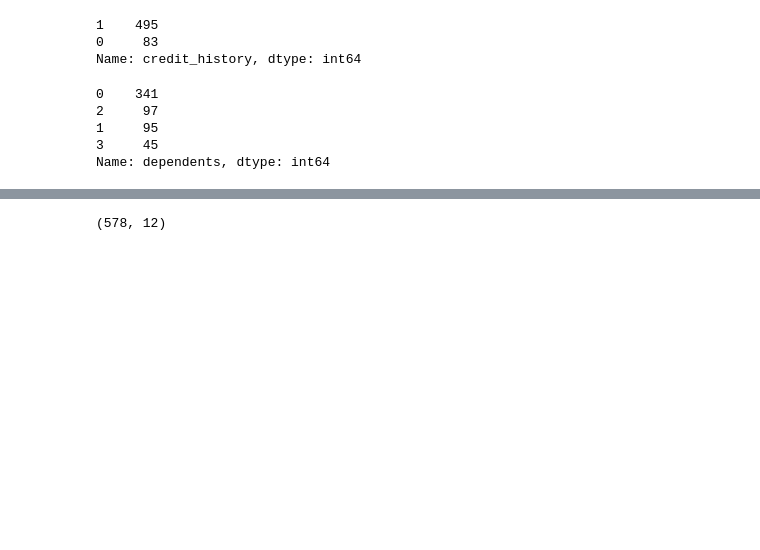
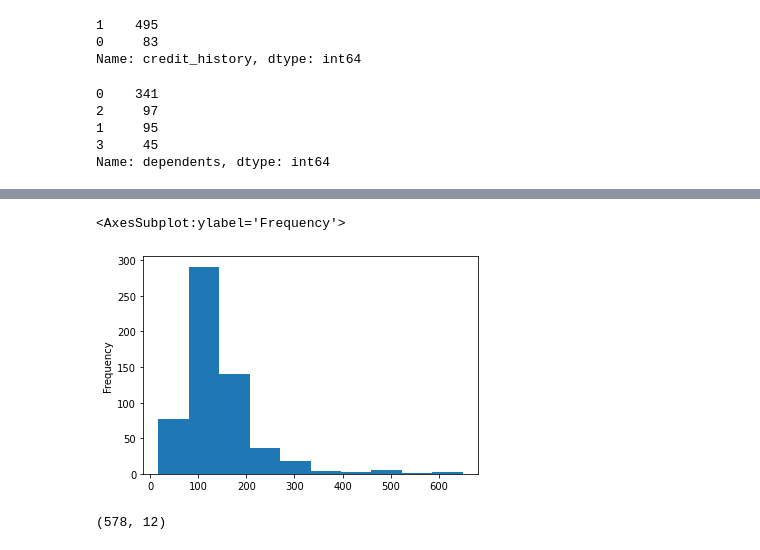
Before and after one commit to Frank-Howd/DS-Unit-2-Applied-Modeling, a Jupyter notebook: module2-wrangle-ml-datasets/Build_Week_Project_TakeII.ipynb, the cells around one changed output, grey strips where cells are left out. Cells and saved outputs as stored; diff of their text form; code cells hidden in the pictures; blank space fills up the shorter version.

```diff
--- a/module2-wrangle-ml-datasets/Build_Week_Project_TakeII.ipynb
+++ b/module2-wrangle-ml-datasets/Build_Week_Project_TakeII.ipynb
@@ -135,3 +152,8 @@ Name: dependents, dtype: int64
+# %%
+train['loan_amount'].plot(kind='hist')
+# %% [output]
+<AxesSubplot:ylabel='Frequency'>
+[figure, added]
 # %%
 # EDA
 
```
Also changed, not shown: parts of 46 cells of this notebook.
